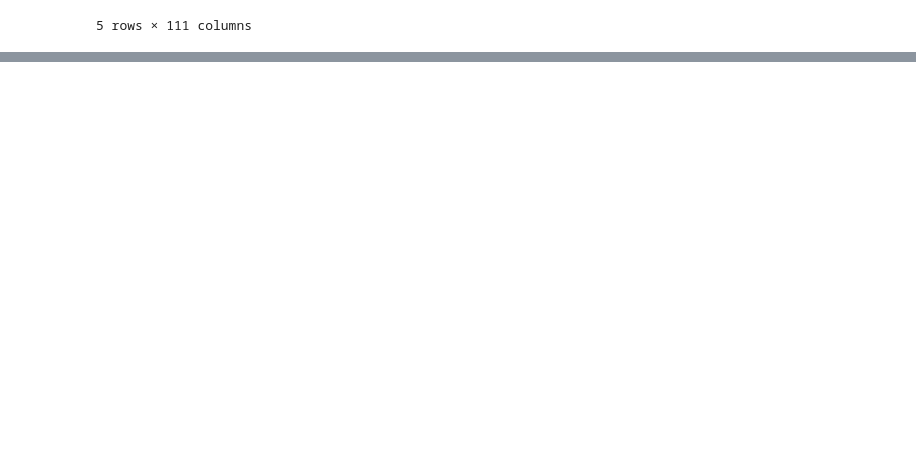
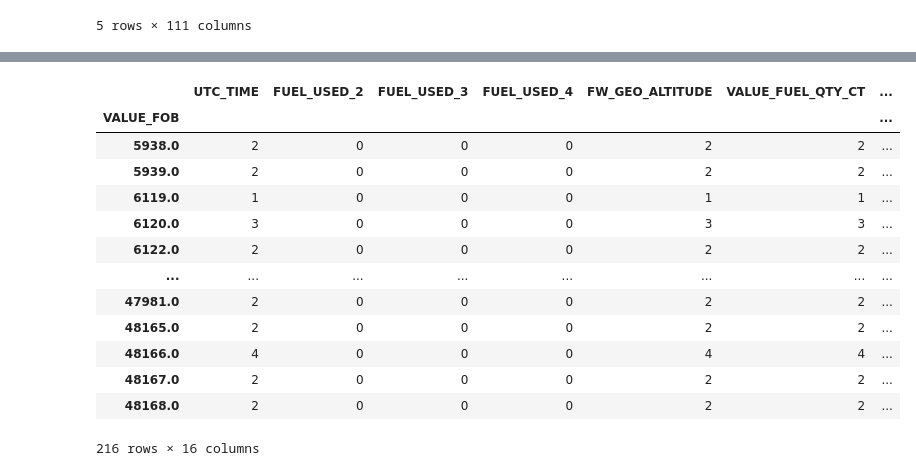
Before and after one commit to badek23/AirbusFuelLeaks, a Jupyter notebook: EDA.ipynb, the cells around one changed output, grey strips where cells are left out. Drawn from its saved outputs; the diff is of its cells as text; code cells hidden in the pictures; blank space fills up the shorter version.

```diff
--- a/EDA.ipynb
+++ b/EDA.ipynb
@@ -22,0 +103,19 @@ msn02.head()
+# %%
+phase_1_msn10 = new_msn10[new_msn10["FLIGHT_PHASE_COUNT"]==1.0]
+# %%
+phase_1_msn10.groupby(["VALUE_FOB"]).count()
+# %% [output]
+|  | UTC_TIME | FUEL_USED_2 | FUEL_USED_3 | FUEL_USED_4 | FW_GEO_ALTITUDE | VALUE_FUEL_QTY_CT | ... |
+| VALUE_FOB |  |  |  |  |  |  | ... |
+| 5938.0 | 2 | 0 | 0 | 0 | 2 | 2 | ... |
+| 5939.0 | 2 | 0 | 0 | 0 | 2 | 2 | ... |
+| 6119.0 | 1 | 0 | 0 | 0 | 1 | 1 | ... |
+| 6120.0 | 3 | 0 | 0 | 0 | 3 | 3 | ... |
+| 6122.0 | 2 | 0 | 0 | 0 | 2 | 2 | ... |
+| ... | ... | ... | ... | ... | ... | ... | ... |
+| 47981.0 | 2 | 0 | 0 | 0 | 2 | 2 | ... |
+| 48165.0 | 2 | 0 | 0 | 0 | 2 | 2 | ... |
+| 48166.0 | 4 | 0 | 0 | 0 | 4 | 4 | ... |
+| 48167.0 | 2 | 0 | 0 | 0 | 2 | 2 | ... |
+| 48168.0 | 2 | 0 | 0 | 0 | 2 | 2 | ... |
+216 rows × 16 columns
```
Also changed, not shown: parts of 21 cells of this notebook, 1 other file.
